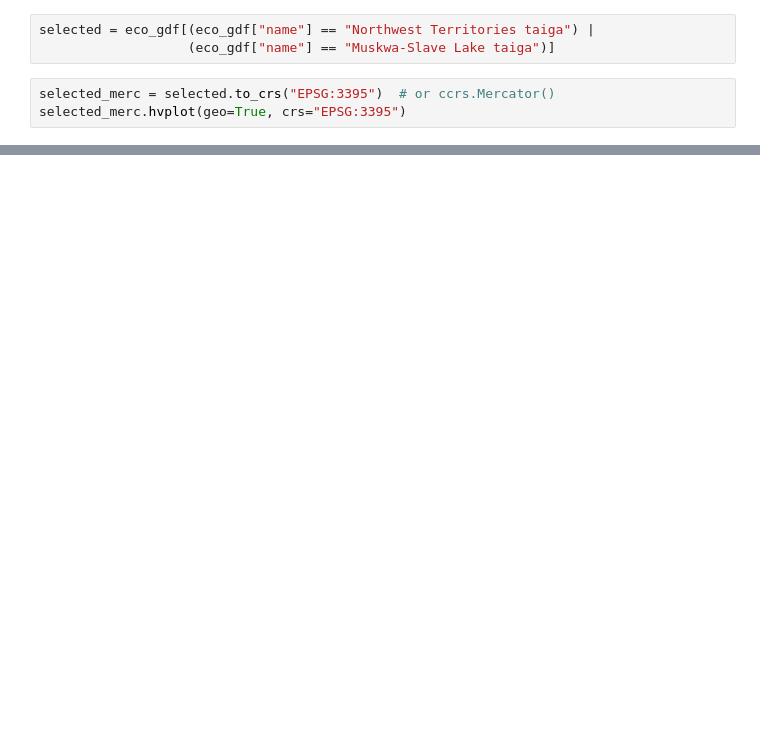
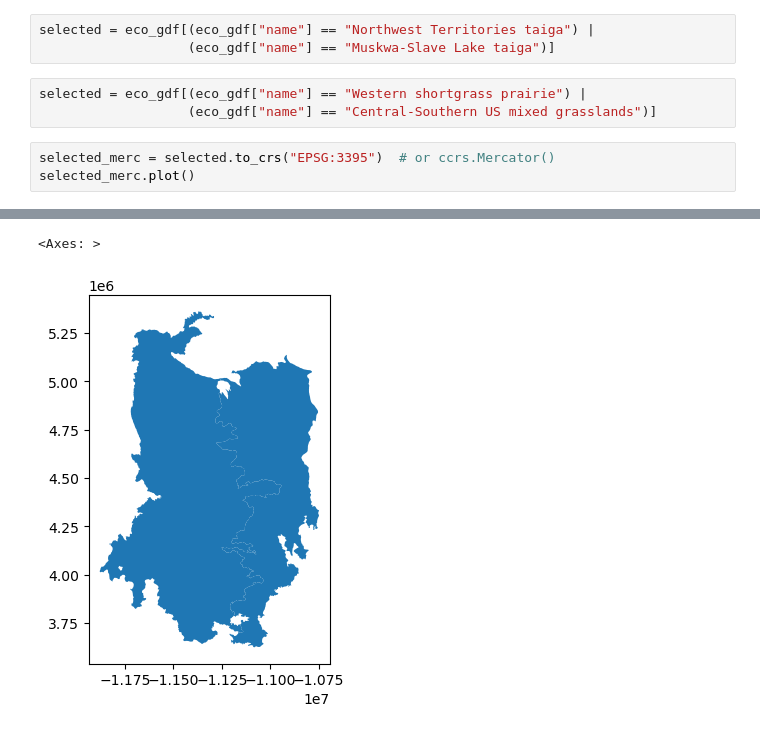
Before and after one commit to maxwarnock/maxwarnock-final-project-1, a Jupyter notebook: notebooks/final-project-ndvi.ipynb, the cells around one changed output, grey strips where cells are left out. Cells and saved outputs as stored; diff of their text form; blank space fills up the shorter version.

```diff
--- a/notebooks/final-project-ndvi.ipynb
+++ b/notebooks/final-project-ndvi.ipynb
@@ -117,7 +110,10 @@ eco_gdf.head()
 # %%
 selected = eco_gdf[(eco_gdf["name"] == "Northwest Territories taiga") |
                    (eco_gdf["name"] == "Muskwa-Slave Lake taiga")]
+# %%
+selected = eco_gdf[(eco_gdf["name"] == "Western shortgrass prairie") |
+                   (eco_gdf["name"] == "Central-Southern US mixed grasslands")]
 # %%
 selected_merc = selected.to_crs("EPSG:3395")  # or ccrs.Mercator()
-selected_merc.hvplot(geo=True, crs="EPSG:3395")
+selected_merc.plot()
 # %% [output]
@@ -124,0 +120,2 @@ selected_merc.hvplot(geo=True, crs="EPSG:3395")
+<Axes: >
+[figure, added]
```
Also changed, not shown: parts of 5 cells of this notebook, 1 other file.
